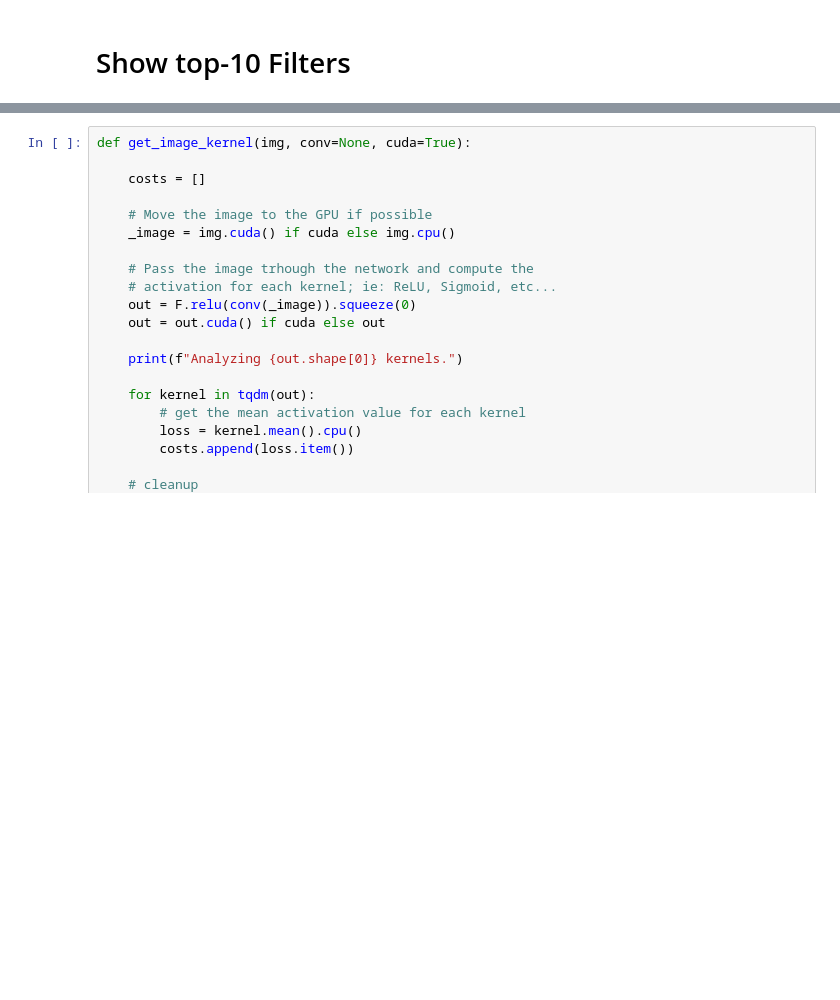
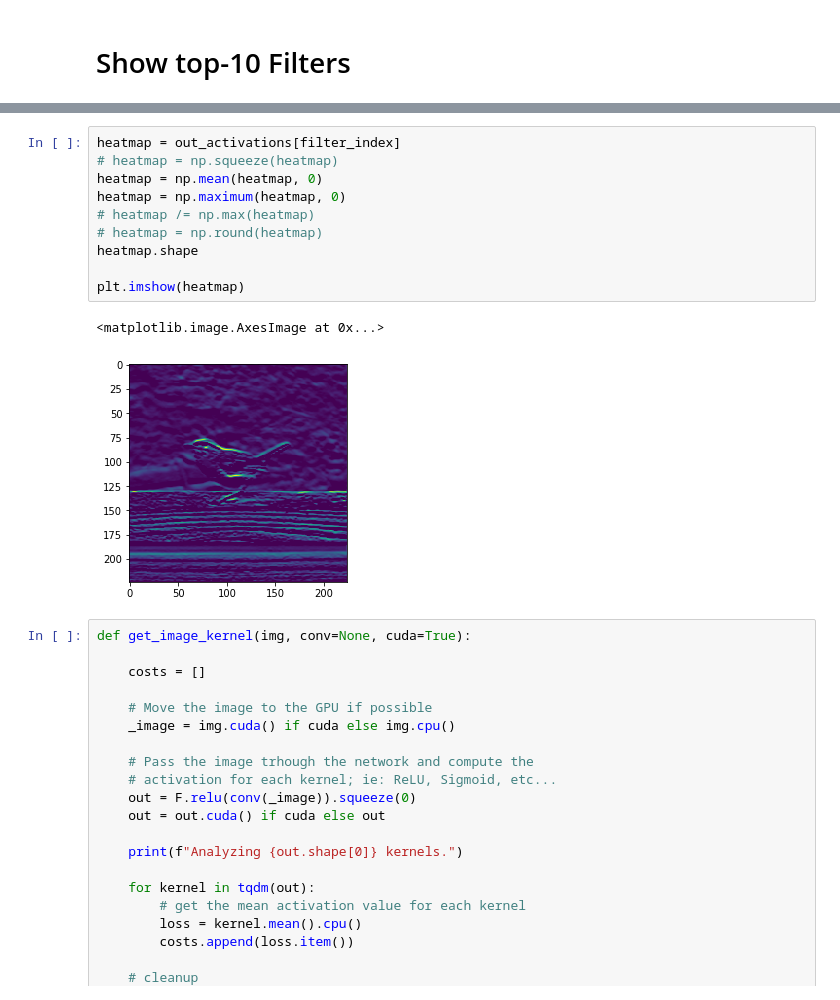
Before and after one commit to gabrielnieves18/machine-learning, a Jupyter notebook: electric-dreams/VGG.ipynb, the cells around one changed output, grey strips where cells are left out. Drawn from its saved outputs; the diff is of its cells as text; blank space fills up the shorter version.

```diff
--- a/electric-dreams/VGG.ipynb
+++ b/electric-dreams/VGG.ipynb
@@ -413,3 +467,16 @@ kernel.shape
+# %%
+heatmap = out_activations[filter_index]
+# heatmap = np.squeeze(heatmap)
+heatmap = np.mean(heatmap, 0)
+heatmap = np.maximum(heatmap, 0)
+# heatmap /= np.max(heatmap)
+# heatmap = np.round(heatmap)
+heatmap.shape
+
+plt.imshow(heatmap)
+# %% [output]
+<matplotlib.image.AxesImage at 0x...>
+[figure, added]
 # %%
 def get_image_kernel(img, conv=None, cuda=True):
 
```
Also changed, not shown: parts of 29 cells of this notebook.
